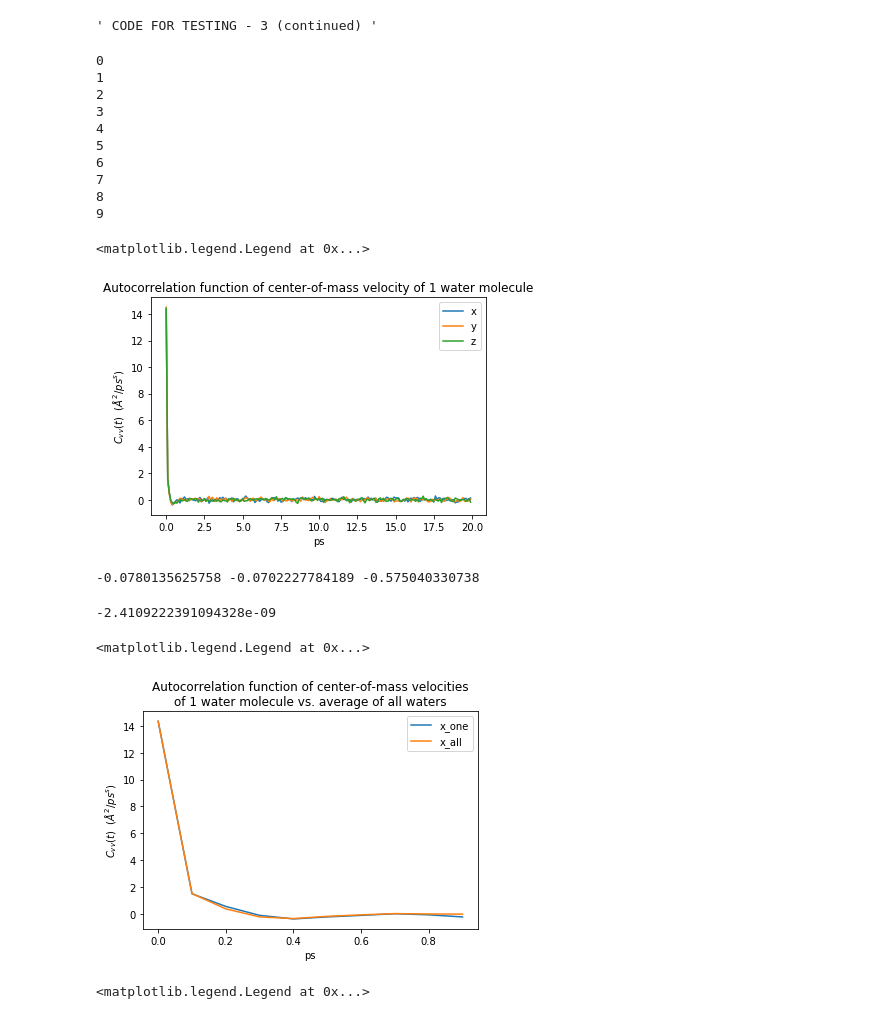
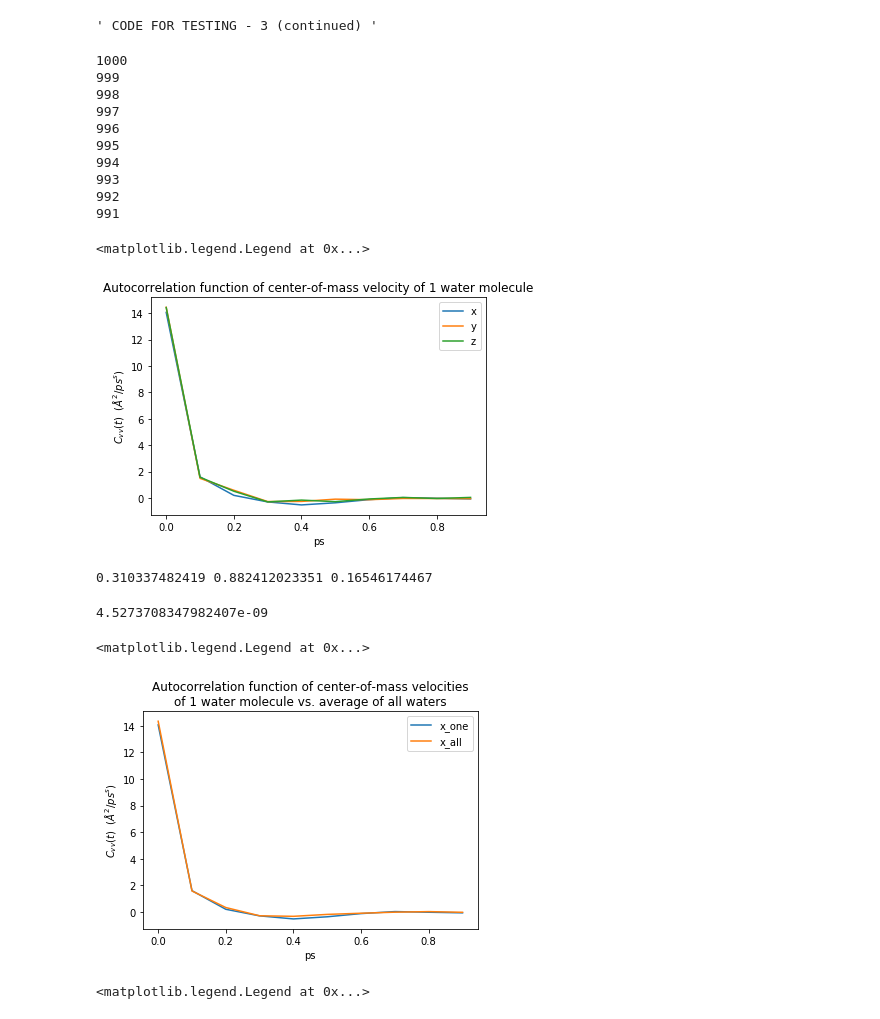
Before and after one commit to vtlim/permeability, a Jupyter notebook: waterbox/acf_avgAllWat.ipynb, the cells around one changed output. Saved outputs shown, nothing was run; the diff lists cells and outputs as text; code cells hidden in the pictures.

```diff
--- a/waterbox/acf_avgAllWat.ipynb
+++ b/waterbox/acf_avgAllWat.ipynb
@@ -98,7 +97,8 @@ def calcACF(series, norm=False):
         temp = []
         nSamples = N-lt
         for i in range(nSamples):
-            temp.append((series[i]-avg)*(series[i+lt]-avg))
+            #temp.append((series[i]-avg)*(series[i+lt]-avg))
+            temp.append((series[i])*(series[i+lt]))
         term = np.sum(temp)/nSamples
         C_prime.append(term)
         lt += 1
@@ -217,7 +217,7 @@ diff_list_x = []
 diff_list_y = []
 diff_list_z = []
 #for i in range(nMols):
-for i in range(10):
+for i in range(1000,990,-1):
     #if i%10==0:
     print(i) # status check
     acf_i_x = calcACF(vels_all_com[i,:,0], norm=False)
@@ -230,28 +230,28 @@ for i in range(10):
     diff_list_y.append(integrate.simps(acf_i_y, dx=0.1))
     diff_list_z.append(integrate.simps(acf_i_z, dx=0.1))
 # %% [output]
-0
-1
-2
-3
-4
-5
-6
-7
-8
-9
+1000
+999
+998
+997
+996
+995
+994
+993
+992
+991
 # %%
-trim = 200
+trim = 10
 plt.plot(np.arange(len(acf_list_x[1][:trim]))/10,acf_list_x[1][:trim], label='x')
 plt.plot(np.arange(len(acf_list_y[1][:trim]))/10,acf_list_y[1][:trim], label='y')
 plt.plot(np.arange(len(acf_list_z[1][:trim]))/10,acf_list_z[1][:trim], label='z')
 plt.xlabel('ps')
 plt.ylabel('$C_{vv}(t) \ \ (\AA^2/ps^s)$')
 plt.title("Autocorrelation function of center-of-mass velocity of 1 water molecule")
 plt.legend()
 # %% [output]
 <matplotlib.legend.Legend at 0x...>
-[figure, old version]
+[figure, new version]
 # %%
 acf_avg_x = np.mean(np.asarray(acf_list_x), axis=0)
 acf_avg_y = np.mean(np.asarray(acf_list_y), axis=0)
@@ -261,8 +261,8 @@ print(diff_avg_x, diff_avg_y, diff_avg_z)
 diff_avg_scaled = sum([diff_avg_x, diff_avg_y, diff_avg_z])/3*1e-8 # m2/s: (1e-20) A2 to m2, (1e12) 1/ps to 1/s
 diff_avg_scaled
 # %% [output]
--0.0780135625758 -0.0702227784189 -0.575040330738
+0.310337482419 0.882412023351 0.16546174467
--2.4109222391094328e-09
+4.5273708347982407e-09
 # %%
 trim = 10
 plt.plot(np.arange(len(acf_list_x[1][:trim]))/10,acf_list_x[1][:trim], label='x_one')
@@ -273,7 +273,7 @@ plt.title("Autocorrelation function of center-of-mass velocities\nof 1 water mol
 plt.legend()
 # %% [output]
 <matplotlib.legend.Legend at 0x...>
-[figure, old version]
+[figure, new version]
 # %%
 acf_sum = acf_avg_x + acf_avg_y + acf_avg_z
 
```
Also changed, not shown: parts of 1 cell of this notebook.
